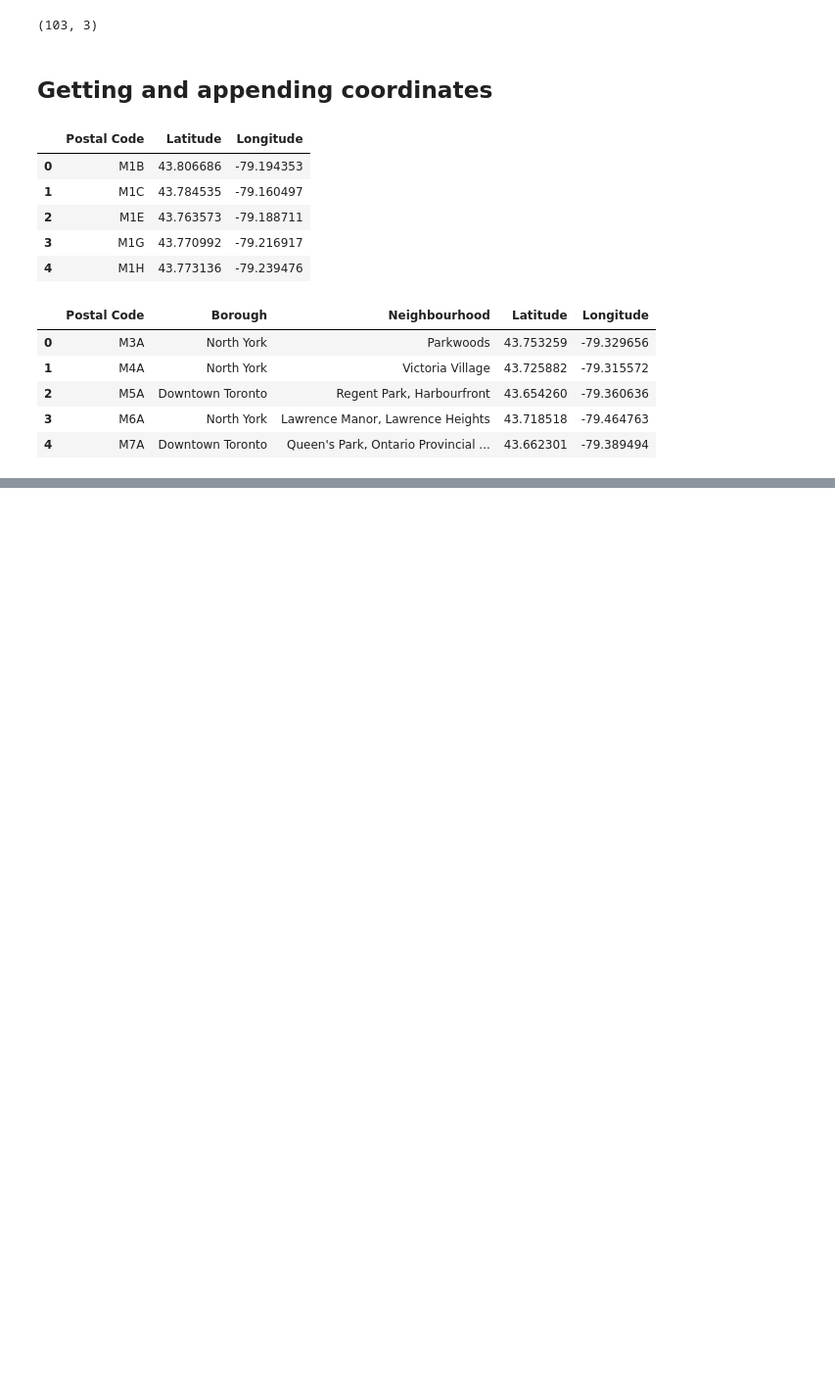
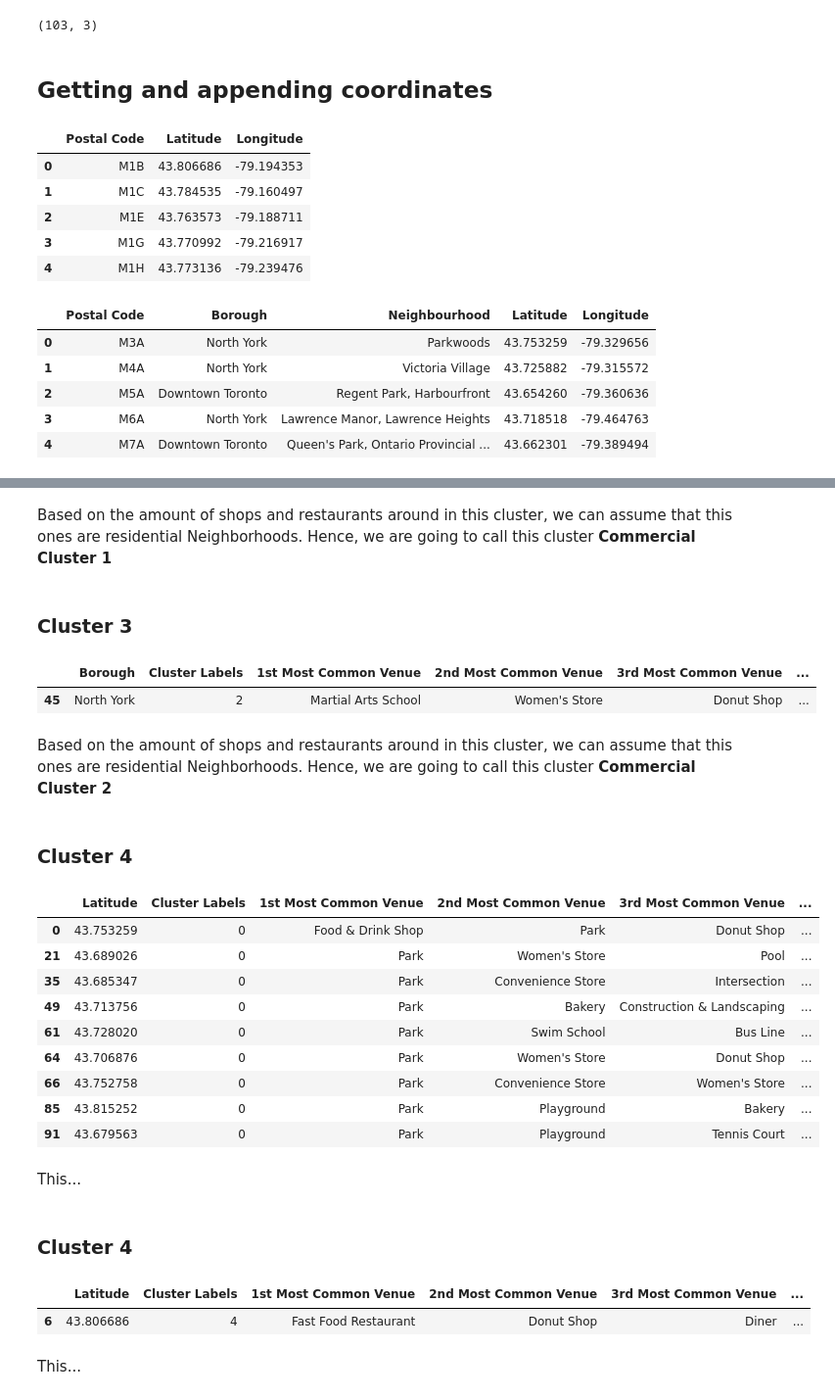
Before and after one commit to fforsythe/Coursera_Capstone, a Jupyter notebook: Segmenting and Clustering Neighborhoods in Toronto.ipynb, the cells around one changed output, grey strips where cells are left out. Shown at 98% size. Saved outputs shown, nothing was run; the diff lists cells and outputs as text; code cells hidden in the pictures; blank space fills up the shorter version.

```diff
--- a/Segmenting and Clustering Neighborhoods in Toronto.ipynb
+++ b/Segmenting and Clustering Neighborhoods in Toronto.ipynb
@@ -65,0 +365,37 @@ df2[df2['Postal Code'] == 'M5G']
+# %% [markdown]
+Based on the amount of shops and restaurants around in this cluster, we can assume that this ones are residential Neighborhoods. Hence, we are going to call this cluster <b>Commercial Cluster 1</b>
+# %% [markdown]
+### Cluster 3
+# %%
+to_merged2.loc[to_merged2['Cluster Labels'] == 2, to_merged2.columns[[1] + list(range(5, to_merged2.shape[1]))]]
+# %% [output]
+|  | Borough | Cluster Labels | 1st Most Common Venue | 2nd Most Common Venue | 3rd Most Common Venue | ... |
+| 45 | North York | 2 | Martial Arts School | Women's Store | Donut Shop | ... |
+# %% [markdown]
+Based on the amount of shops and restaurants around in this cluster, we can assume that this ones are residential Neighborhoods. Hence, we are going to call this cluster <b>Commercial Cluster 2</b>
+# %% [markdown]
+### Cluster 4
+# %%
+to_merged2.loc[to_merged2['Cluster Labels'] == 0, to_merged2.columns[[3] + list(range(5, to_merged2.shape[1]))]]
+# %% [output]
+|  | Latitude | Cluster Labels | 1st Most Common Venue | 2nd Most Common Venue | 3rd Most Common Venue | ... |
+| 0 | 43.753259 | 0 | Food & Drink Shop | Park | Donut Shop | ... |
+| 21 | 43.689026 | 0 | Park | Women's Store | Pool | ... |
+| 35 | 43.685347 | 0 | Park | Convenience Store | Intersection | ... |
+| 49 | 43.713756 | 0 | Park | Bakery | Construction & Landscaping | ... |
+| 61 | 43.728020 | 0 | Park | Swim School | Bus Line | ... |
+| 64 | 43.706876 | 0 | Park | Women's Store | Donut Shop | ... |
+| 66 | 43.752758 | 0 | Park | Convenience Store | Women's Store | ... |
+| 85 | 43.815252 | 0 | Park | Playground | Bakery | ... |
+| 91 | 43.679563 | 0 | Park | Playground | Tennis Court | ... |
+# %% [markdown]
+This...
+# %% [markdown]
+### Cluster 4
+# %%
+to_merged2.loc[to_merged2['Cluster Labels'] == 4, to_merged2.columns[[3] + list(range(5, to_merged2.shape[1]))]]
+# %% [output]
+|  | Latitude | Cluster Labels | 1st Most Common Venue | 2nd Most Common Venue | 3rd Most Common Venue | ... |
+| 6 | 43.806686 | 4 | Fast Food Restaurant | Donut Shop | Diner | ... |
+# %% [markdown]
+This...
```
Also changed, not shown: parts of 23 cells of this notebook.
